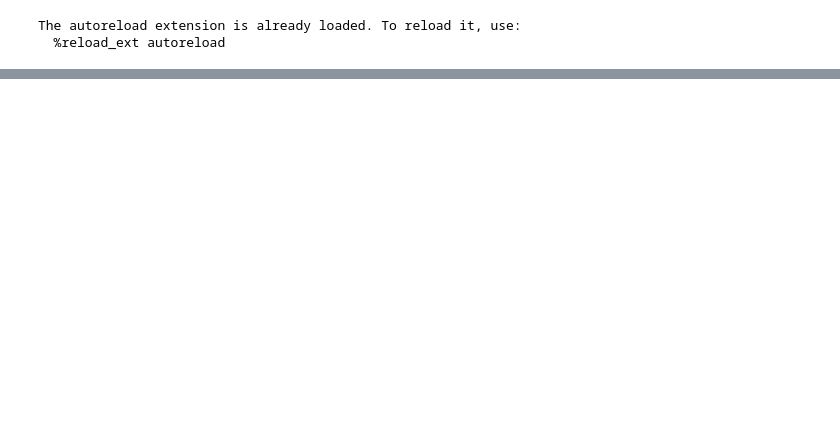
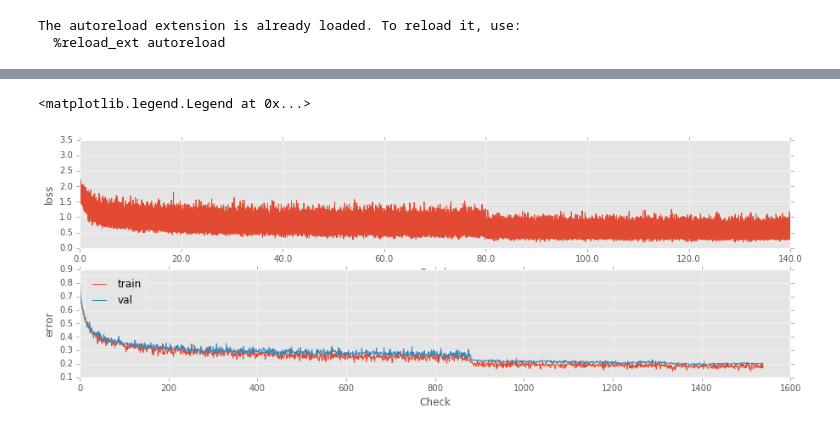
Before and after one commit to KEVINLEE315/deep-residual-networks-pyfunt, a Jupyter notebook: ResNet.ipynb, the cells around one changed output, grey strips where cells are left out. Cells and saved outputs as stored; diff of their text form; code cells hidden in the pictures; blank space fills up the shorter version.

```diff
--- a/ResNet.ipynb
+++ b/ResNet.ipynb
@@ -221,0 +142,31 @@ Training for 20 epochs, or 100 iterations.
+# %%
+scale = 1.
+
+loss_history = np.array(solver.loss_history)[::scale]
+train_err_history = 1 - np.array(solver.train_acc_history)
+val_err_history = 1 - np.array(solver.val_acc_history)
+
+
+ax = plt.subplot(2, 1, 1)
+
+plt.plot(loss_history)
+
+
+#import pdb; pdb.set_trace()
+ticks = ax.get_xticks()*scale/1000.
+ax.set_xticklabels(ticks)
+
+
+plt.ylabel('loss')
+plt.xlabel('Epoch')
+
+plt.subplot(2, 1, 2)
+
+plt.plot(train_err_history)
+plt.plot(val_err_history)
+plt.ylabel('error')
+plt.xlabel('Check')
+plt.legend(['train', 'val'], loc='upper left')
+# %% [output]
+<matplotlib.legend.Legend at 0x...>
+[figure, added]
```
Also changed, not shown: parts of 22 cells of this notebook.
